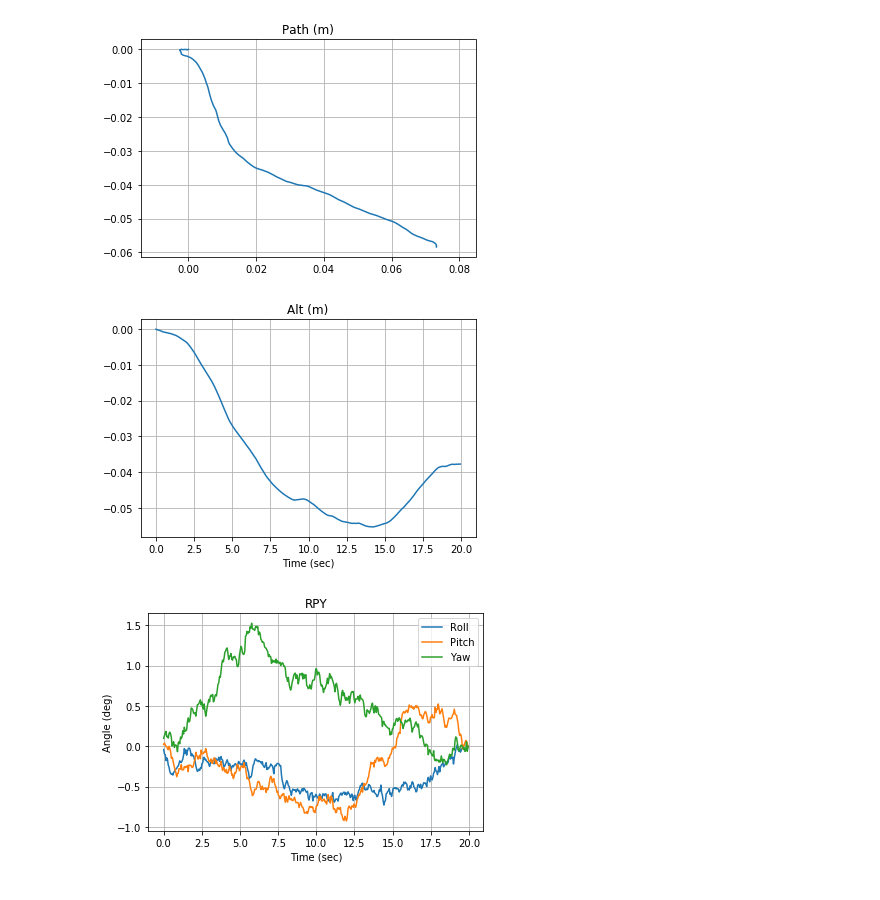
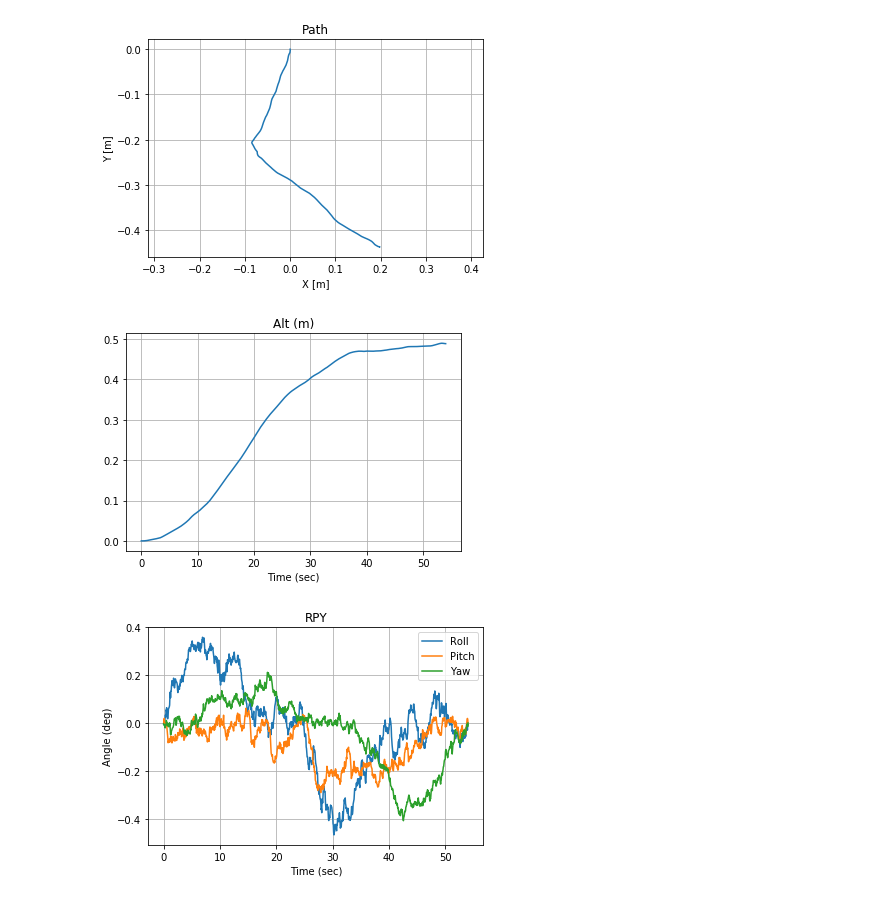
Before and after one commit to walchko/github-blog, a Jupyter notebook: source/blog/Robots/Inertial_Navigation/Inertial-Navigation-System.ipynb, the cells around one changed output. Cells and saved outputs as stored; diff of their text form; code cells hidden in the pictures.

```diff
--- a/source/blog/Robots/Inertial_Navigation/Inertial-Navigation-System.ipynb
+++ b/source/blog/Robots/Inertial_Navigation/Inertial-Navigation-System.ipynb
@@ -25 +60,10 @@ from squaternion import Quaternion, euler2quat, quat2euler, quatNorm
+# %%
+# fname = "accel-z-up.pickle"
+fname = "imu-rpi.2019-05-04-20:47:18.445193.pickle.bag"
+data = pickle.load(open(fname,"rb"))
+
+# data is an array of IMU messages
+accel = data["accel"]
+gyro = data["gyro"]
+mag = data["mag"]
 # %%
@@ -132,4 +154,14 @@ stamps = [x.timestamp - data[0].timestamp for x in data]
 # %%
+accels = [(x[0][0],x[0][1],x[0][2],) for x in data["accel"]]
+gyros = [(
+    x[0][0] * pi / 180,
+    x[0][1] * pi / 180,
+    x[0][2] * pi / 180,) for x in data["gyro"]]
+
+s = data["accel"][0][1]
+stamps = [x[1] - s for x in data["accel"]]
+
+# Find biases -------------------
 ax = np.mean([x[0] for x in accels])
 ay = np.mean([x[1] for x in accels])
 az = np.mean([x[2] for x in accels]) - 1.0
@@ -139,4 +171,14 @@ gx = np.mean([x[0] for x in gyros])
 gy = np.mean([x[1] for x in gyros])
 gz = np.mean([x[2] for x in gyros])
 print('Gyro mean: {:.4f} {:.4f} {:.4f}'.format(gx,gy,gz))
+
+# Correct ----------------------
+accels = [(
+    x[0] - ax,
+    x[1] - ay,
+    x[2] - az,) for x in accels]
+gyros = [(
+    x[0] - gx,
+    x[1] - gy,
+    x[2] - gz,) for x in gyros]
 # %% [output]
@@ -145,12 +187,3 @@ Gyro mean: 0.0857 -0.1646 -0.2179
-# %%
-accels = [(
-    x.linear_accel.x - ax,
-    x.linear_accel.y - ay,
-    x.linear_accel.z - az,) for x in data]
-gyros = [(
-    x.angular_vel.x*pi/180 - gx,
-    x.angular_vel.y*pi/180 - gy,
-    x.angular_vel.z*pi/180 - gz,) for x in data]
 # %%
 for s, title in zip([accels, gyros], ['Acceration (g\'s)', 'Angular Rate (rads/sec)']):
     plt.figure()
@@ -234,34 +259,36 @@ orient = [x[6:] for x in X]
 x = [x[0] for x in pos]
 y = [x[1] for x in pos]
 z = [x[2] for x in pos]
 
 plt.figure()
 plt.plot(x,y)
 plt.grid(True)
 plt.axis('equal')
-plt.title('Path (m)')
+plt.title('Path')
+plt.ylabel('Y [m]')
+plt.xlabel('X [m]')
 
 plt.figure()
 plt.plot(timestamps, z)
 plt.xlabel('Time (sec)')
 plt.grid(True)
 plt.title('Alt (m)')
 
 rpy = [quat2euler(*x, degrees=True) for x in orient]
 r = [x[0] for x in rpy]
 p = [x[1] for x in rpy]
 y = [x[2] for x in rpy]
 
 plt.figure()
 plt.plot(timestamps, r, label='Roll')
 plt.plot(timestamps, p, label='Pitch')
 plt.plot(timestamps, y, label='Yaw')
 plt.grid(True)
 plt.xlabel('Time (sec)')
 plt.ylabel('Angle (deg)')
 plt.legend()
 plt.title('RPY');
 # %% [output]
-[figure, old version]
+[figure, new version]
-[figure, old version]
+[figure, new version]
-[figure, old version]
+[figure, new version]
```
Also changed, not shown: parts of 31 cells of this notebook, 1 other file.
